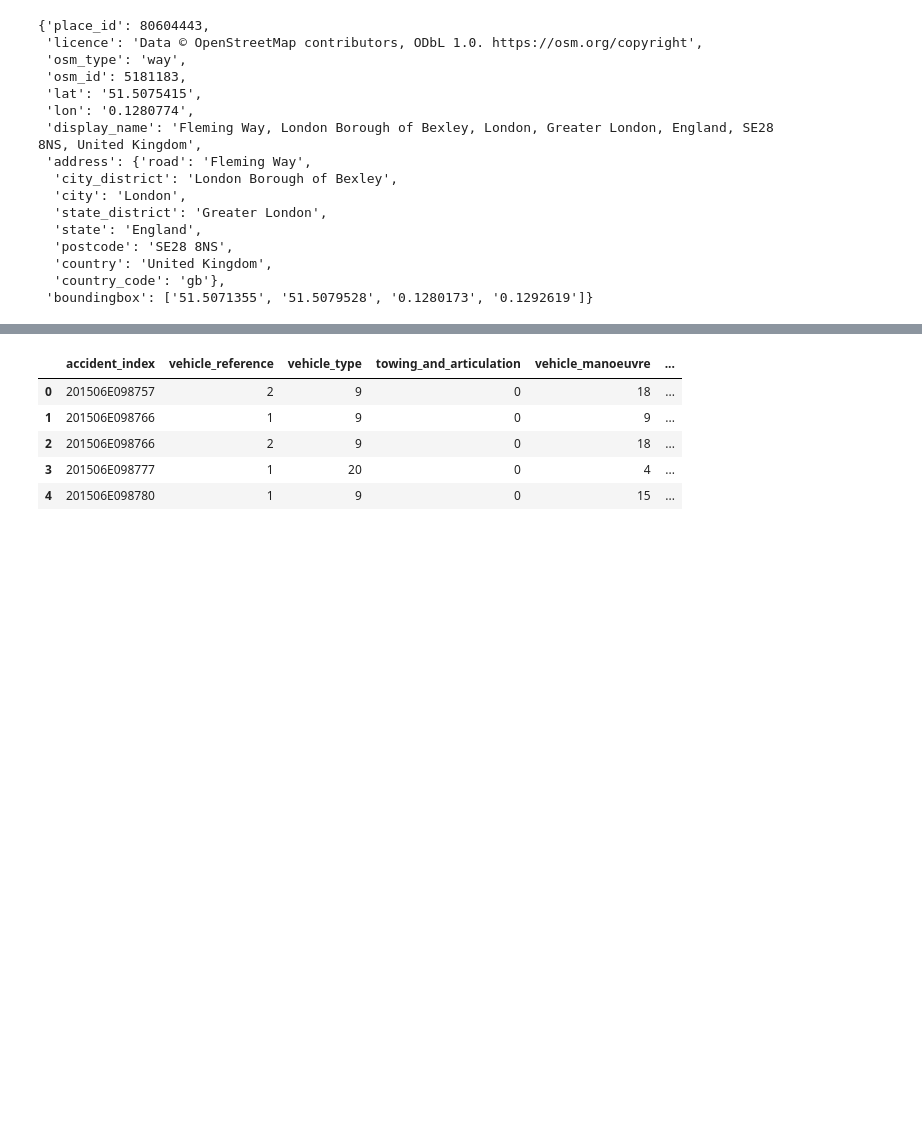
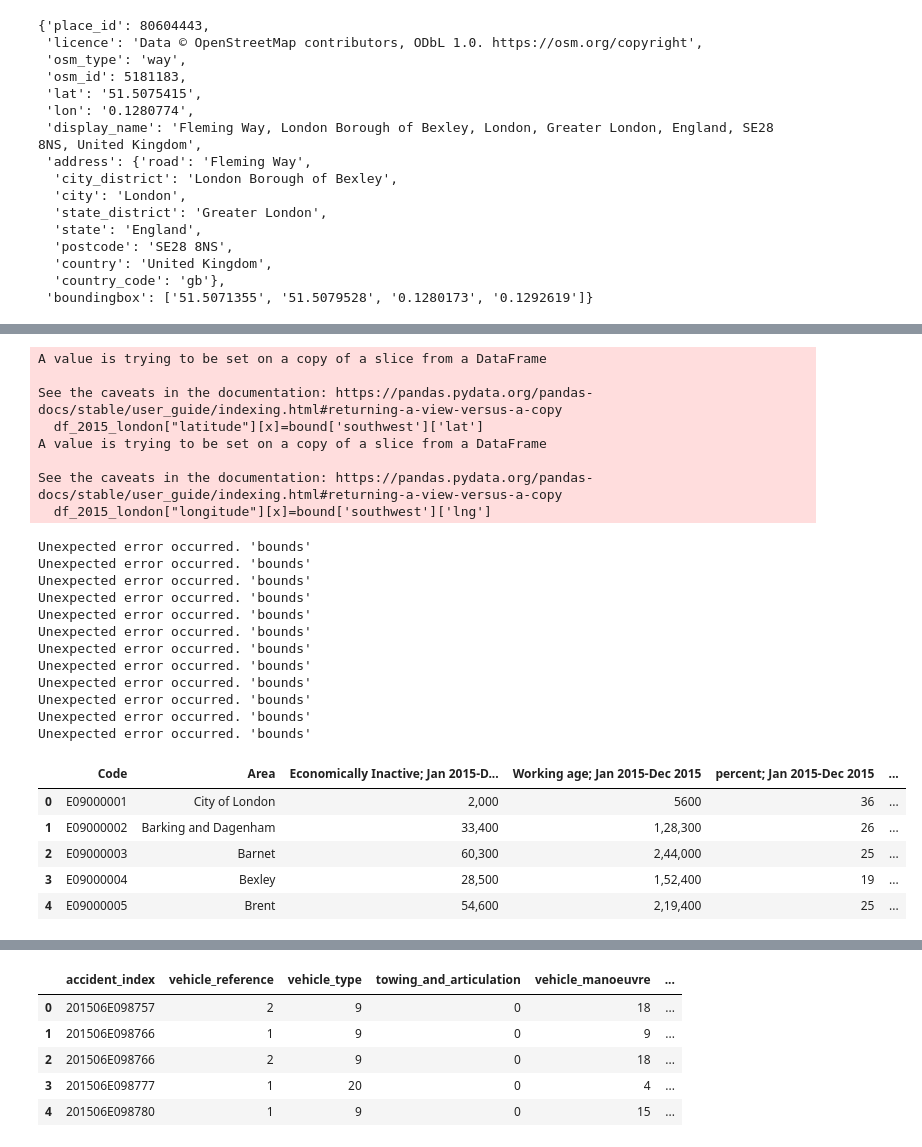
Before and after one commit to mynamerahulkumar/GitHub, a Jupyter notebook: Machine_Learning/NCI/accident_reason/accident_cause.ipynb, the cells around one changed output, grey strips where cells are left out. Saved outputs shown, nothing was run; the diff lists cells and outputs as text; code cells hidden in the pictures; blank space fills up the shorter version.

```diff
--- a/Machine_Learning/NCI/accident_reason/accident_cause.ipynb
+++ b/Machine_Learning/NCI/accident_reason/accident_cause.ipynb
@@ -310,0 +287,45 @@ SyntaxError: invalid character in identifier (<ipython-input-9-0b5c0118bdc0>, li
+# %%
+for x in range(len(df_2015_london)):
+    try:
+        geocode_result = gmaps.geocode(df_2015_london['Area'][x])
+      # df_2015_london["latitude"][x] = geocode_result[0]["latitude"]
+       #df_2015_london["longitude"][x] = geocode_result[0]["longitude"]
+        #print(geocode_result["address_components"]["geometery"]["bounds"]["southwest"])
+        data = json.dumps(geocode_result)
+        data = json.loads(data)
+        for value in data :
+            bound=value['geometry']['bounds']
+            df_2015_london["latitude"][x]=bound['southwest']['lat']
+            df_2015_london["longitude"][x]=bound['southwest']['lng']
+    except IndexError:
+        print("Area was wrong...")
+    except Exception as e:
+        print("Unexpected error occurred.", e )
+df_2015_london.head()
+# %% [output]
+A value is trying to be set on a copy of a slice from a DataFrame
+
+See the caveats in the documentation: https://pandas.pydata.org/pandas-docs/stable/user_guide/indexing.html#returning-a-view-versus-a-copy
+  df_2015_london["latitude"][x]=bound['southwest']['lat']
+A value is trying to be set on a copy of a slice from a DataFrame
+
+See the caveats in the documentation: https://pandas.pydata.org/pandas-docs/stable/user_guide/indexing.html#returning-a-view-versus-a-copy
+  df_2015_london["longitude"][x]=bound['southwest']['lng']
+Unexpected error occurred. 'bounds'
+Unexpected error occurred. 'bounds'
+Unexpected error occurred. 'bounds'
+Unexpected error occurred. 'bounds'
+Unexpected error occurred. 'bounds'
+Unexpected error occurred. 'bounds'
+Unexpected error occurred. 'bounds'
+Unexpected error occurred. 'bounds'
+Unexpected error occurred. 'bounds'
+Unexpected error occurred. 'bounds'
+Unexpected error occurred. 'bounds'
+Unexpected error occurred. 'bounds'
+|  | Code | Area | Economically Inactive; Jan 2015-D... | Working age; Jan 2015-Dec 2015 | percent; Jan 2015-Dec 2015 | ... |
+| 0 | E09000001 | City of London | 2,000 | 5600 | 36 | ... |
+| 1 | E09000002 | Barking and Dagenham | 33,400 | 1,28,300 | 26 | ... |
+| 2 | E09000003 | Barnet | 60,300 | 2,44,000 | 25 | ... |
+| 3 | E09000004 | Bexley | 28,500 | 1,52,400 | 19 | ... |
+| 4 | E09000005 | Brent | 54,600 | 2,19,400 | 25 | ... |
```
Also changed, not shown: parts of 18 cells of this notebook.
